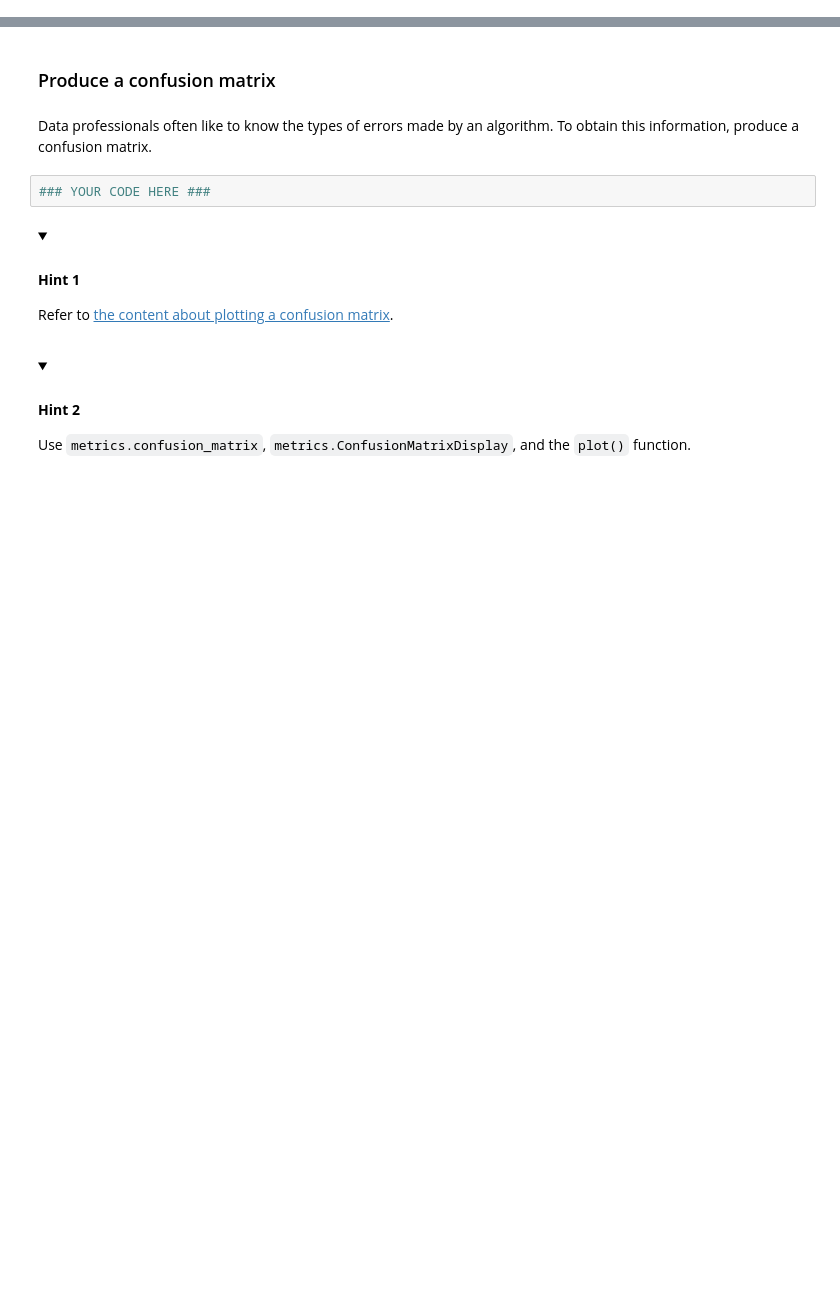
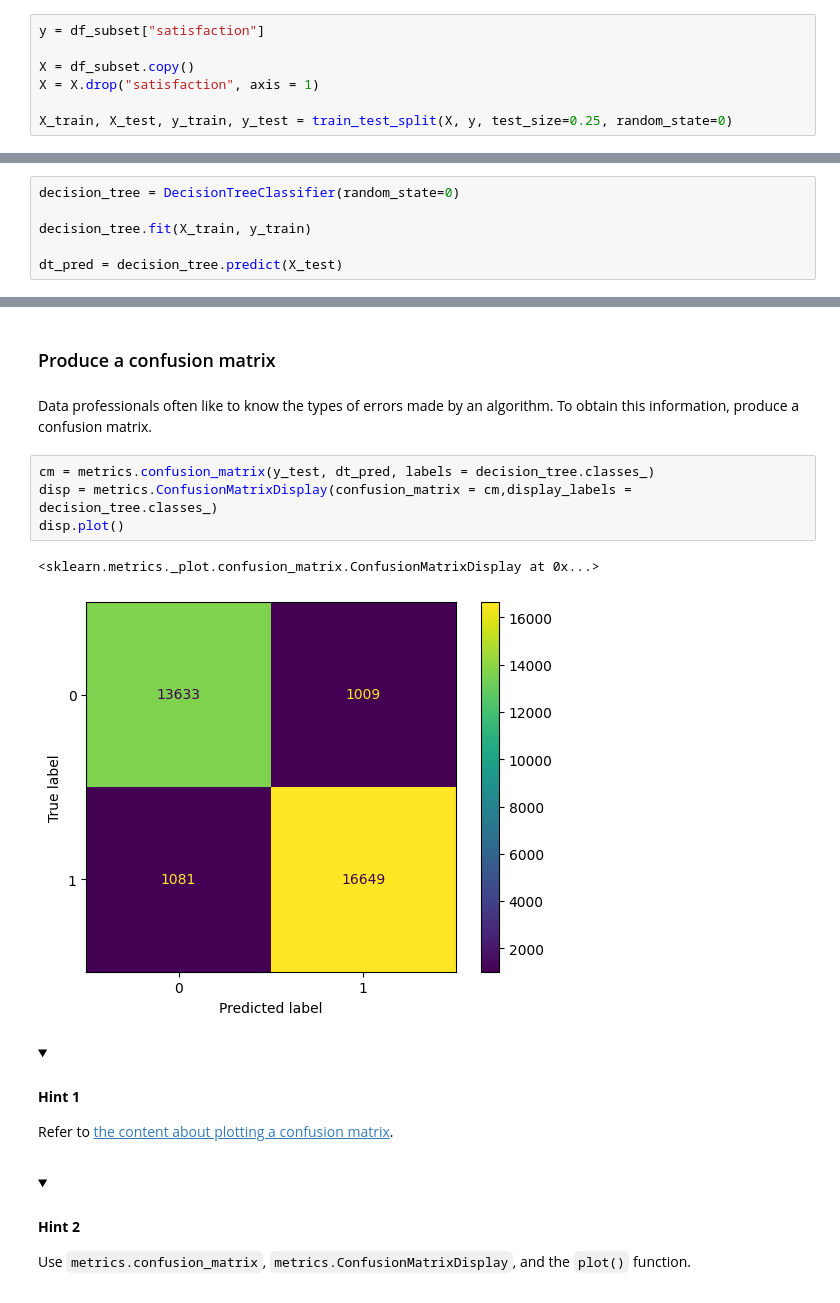
Before and after one commit to Cyberoctane29/Python-For-Data-Analysis, a Jupyter notebook: Course-6/Module_4/3_activity_build_a_decision_tree.ipynb, the cells around one changed output, grey strips where cells are left out. Drawn from its saved outputs; the diff is of its cells as text; folded sections open; blank space fills up the shorter version.

```diff
--- a/Course-6/Module_4/3_activity_build_a_decision_tree.ipynb
+++ b/Course-6/Module_4/3_activity_build_a_decision_tree.ipynb
@@ -447,3 +445,10 @@ Put 75% of the data into a training set and the remaining 25% into a testing set
+# %%
+y = df_subset["satisfaction"]
+
+X = df_subset.copy()
+X = X.drop("satisfaction", axis = 1)
+
+X_train, X_test, y_train, y_test = train_test_split(X, y, test_size=0.25, random_state=0)
 # %% [markdown]
 <details>
   <summary><h4><strong> Hint 1</strong></h4></summary>
@@ -476,3 +479,9 @@ Make a decision tree instance called `decision_tree` and pass in `0` to the `ran
+# %%
+decision_tree = DecisionTreeClassifier(random_state=0)
+
+decision_tree.fit(X_train, y_train)
+
+dt_pred = decision_tree.predict(X_test)
 # %% [markdown]
 <details>
   <summary><h4><strong> Hint 1</strong></h4></summary>
@@ -512,8 +543,13 @@ Input `y_test` and `y_pred` into the `metrics.accuracy_score`, `metrics.precisio
 ### Produce a confusion matrix
 # %% [markdown]
 Data professionals often like to know the types of errors made by an algorithm. To obtain this information, produce a confusion matrix.
-# %%
-### YOUR CODE HERE ###
+# %%
+cm = metrics.confusion_matrix(y_test, dt_pred, labels = decision_tree.classes_)
+disp = metrics.ConfusionMatrixDisplay(confusion_matrix = cm,display_labels = decision_tree.classes_)
+disp.plot()
+# %% [output]
+<sklearn.metrics._plot.confusion_matrix.ConfusionMatrixDisplay at 0x...>
+[figure, added]
 # %% [markdown]
 <details>
   <summary><h4><strong>Hint 1</strong></h4></summary>
```
Also changed, not shown: parts of 45 cells of this notebook.
